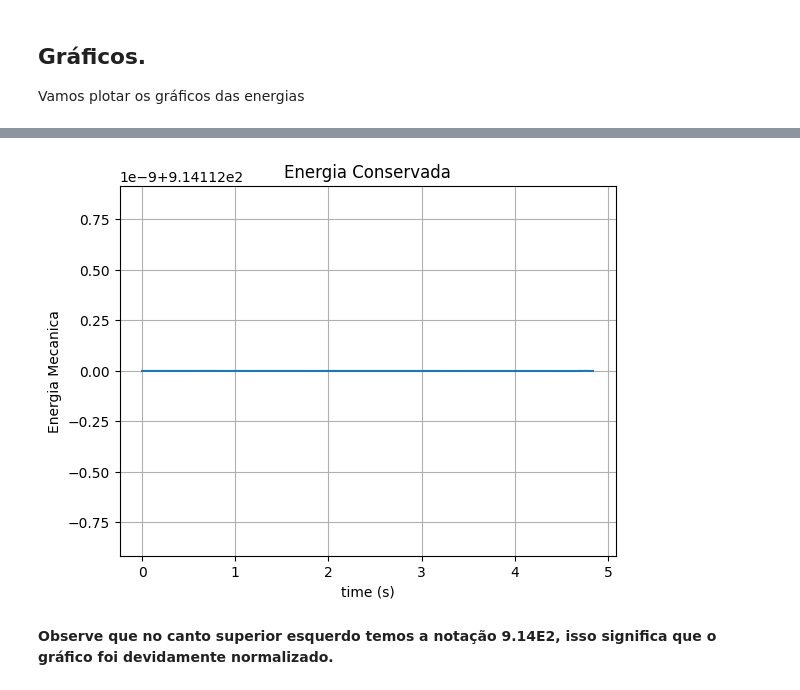
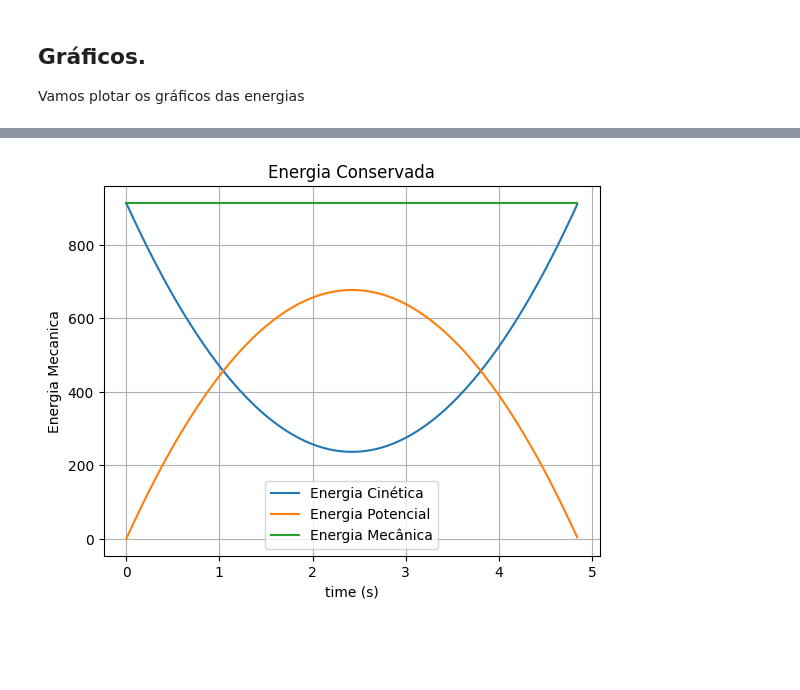
Before and after one commit to thraraujo/physics-math, a Jupyter notebook: animations-math/lancamento-parabolico.ipynb, the cells around one changed output, grey strips where cells are left out. Drawn from its saved outputs; the diff is of its cells as text; code cells hidden in the pictures; blank space fills up the shorter version.

```diff
--- a/animations-math/lancamento-parabolico.ipynb
+++ b/animations-math/lancamento-parabolico.ipynb
@@ -73,9 +79,9 @@ $$ T = \frac{M}{2} \vec{v}\cdot \vec{v} = \frac{M}{2} (v_x^2+ v_y^2)$$
 
 No código abaixo, calculamos a energia cinética para diferentes velocidades iniciais. Brinque com o código abaixo e veja o que está acontecendo.
 # %%
-M = 2.4          # Massa da partícula
-v0 = 27.6        # Magnitude da velocidade inicial
-theta = 0.33 * pi   # Ângulo da lançamento
+M = 2          # Massa da partícula
+v0 = 2        # Magnitude da velocidade inicial
+theta = pi/2   # Ângulo da lançamento
 
 # Escolhemos números estranhos pois são mais interessantes do ponto de vista numérico.
 # %%
@@ -231,25 +251,30 @@ plt.show()
+# %%
+# Velocidade e Angulo Inicial
+
+v0 = 10
+theta = pi  / 3
 # %%
 # Vamos plotar o gráfico da energia total
 
 tempo_total = (2 * v0 * sin(theta)) / g  # tempo total da a particula permanece em movimento.
 
 t = np.arange(0.0, tempo_total, 0.01)
 
-# cinetica = M * ((v0 * cos(theta))**2 +  (v0 * sin(theta) - g * t )**2 ) / 2
-# potencial = M * g * (v0 * sin(theta)* t - (g * t ** 2) / 2)
-# mecanica = cinetica + potencial
-
-mecanica = M * ((v0 * cos(theta))**2 +  (v0 * sin(theta) - g * t )**2 ) / 2 + M * g * (v0 * sin(theta)* t - (g * t ** 2) / 2)
+cinetica = M * ((v0 * cos(theta))**2 +  (v0 * sin(theta) - g * t )**2 ) / 2
+potencial = M * g * (v0 * sin(theta)* t - (g * t ** 2) / 2)
+mecanica = cinetica + potencial
 
 fig, ax = plt.subplots()
-ax.plot(t, mecanica)
+
+ax.plot(t, cinetica, label='Energia Cinética')
+ax.plot(t, potencial, label='Energia Potencial')
+ax.plot(t, mecanica, label='Energia Mecânica')
 
 ax.set(xlabel='time (s)', ylabel='Energia Mecanica',
        title='Energia Conservada')
 ax.grid()
 
+ax.legend()
 plt.show()
 # %% [output]
-[figure, old version]
+[figure, new version]
-# %% [markdown]
-**Observe que no canto superior esquerdo temos a notação 9.14E2, isso significa que o gráfico foi devidamente normalizado.**
```
Also changed, not shown: parts of 12 cells of this notebook, 1 other file.
